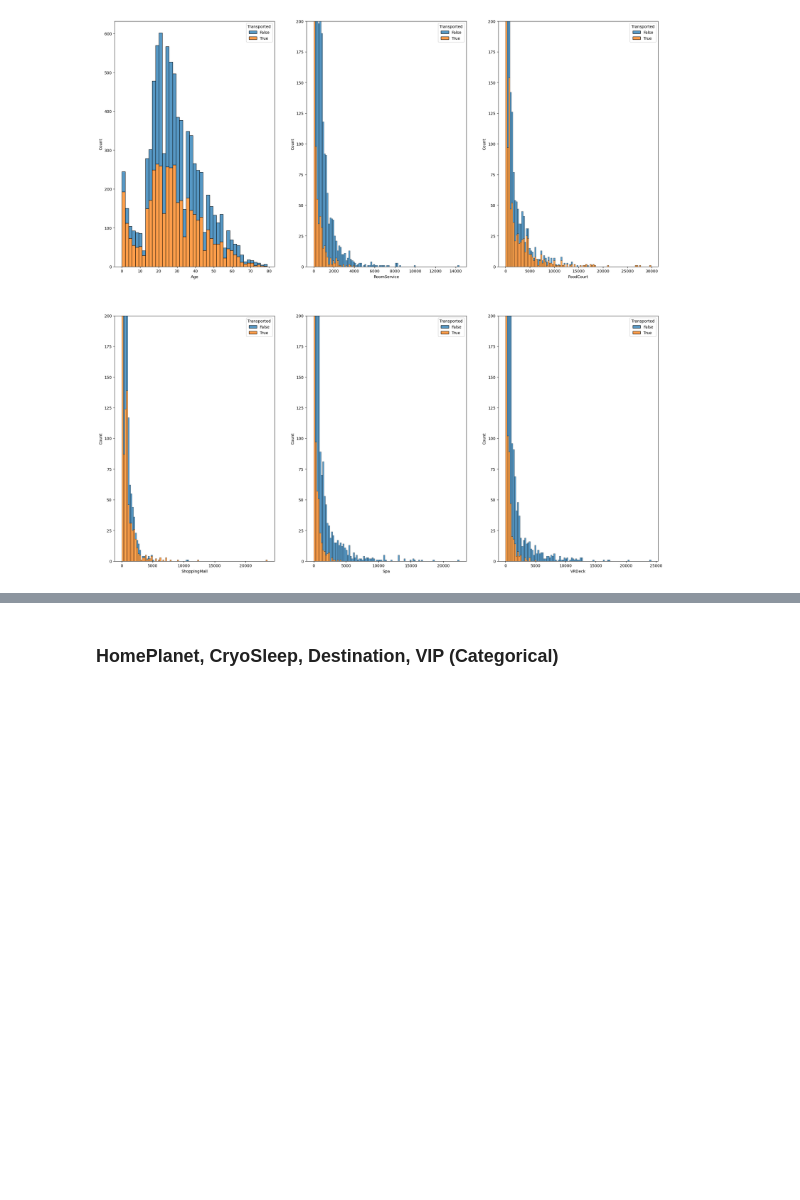
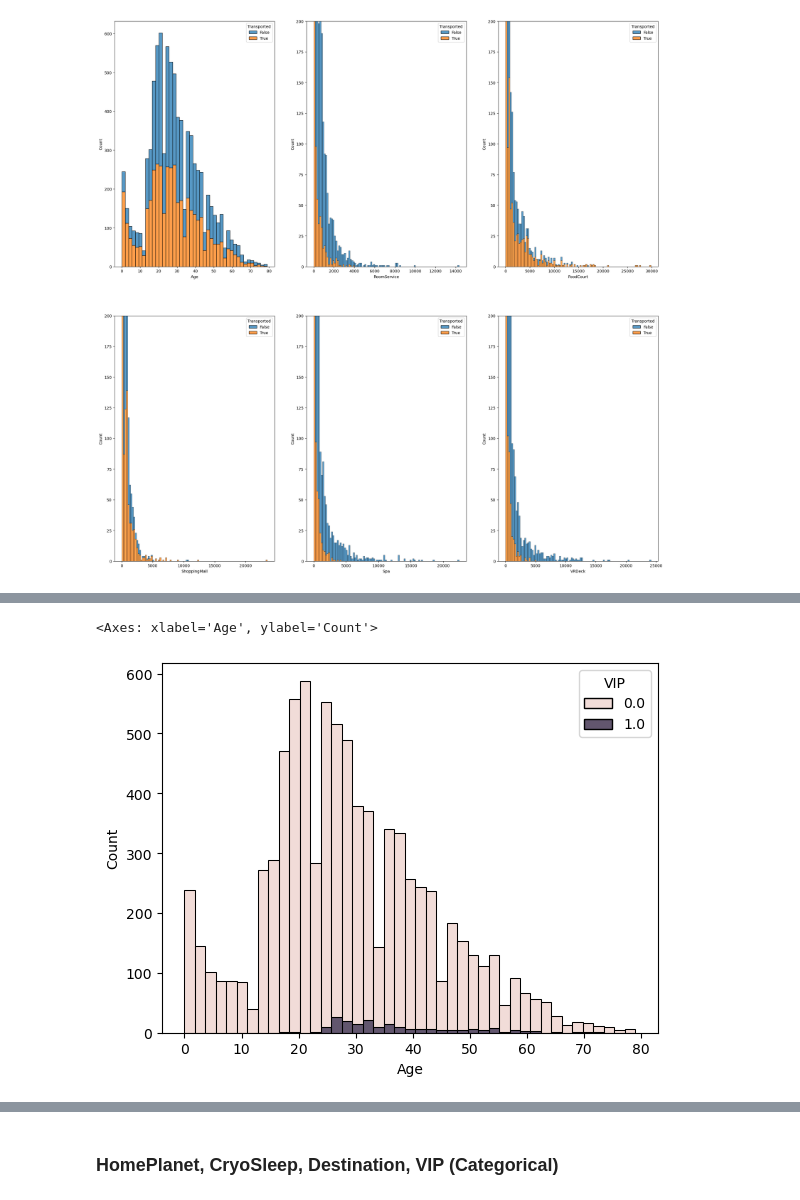
Before and after one commit to usu-wallace/CS4320_Group_Project_01, a Jupyter notebook: working/CS4320_GroupProject.ipynb, the cells around one changed output, grey strips where cells are left out. Drawn from its saved outputs; the diff is of its cells as text; code cells hidden in the pictures; blank space fills up the shorter version.

```diff
--- a/working/CS4320_GroupProject.ipynb
+++ b/working/CS4320_GroupProject.ipynb
@@ -107,0 +119,5 @@ plt.show()
+# %%
+sns.histplot(x="Age", hue="VIP", multiple='stack', data=train_df)
+# %% [output]
+<Axes: xlabel='Age', ylabel='Count'>
+[figure, added]
```
Also changed, not shown: parts of 7 cells of this notebook.
